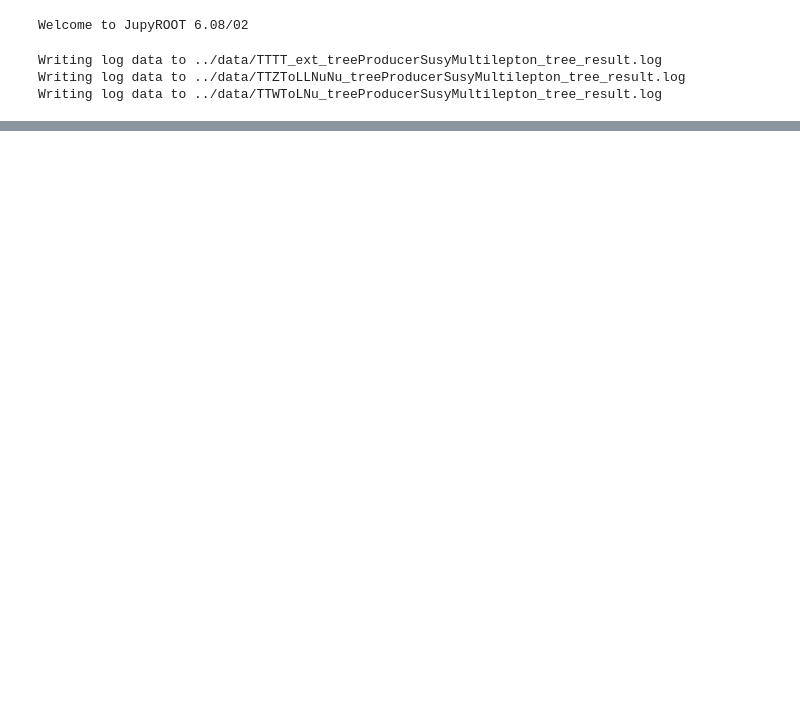
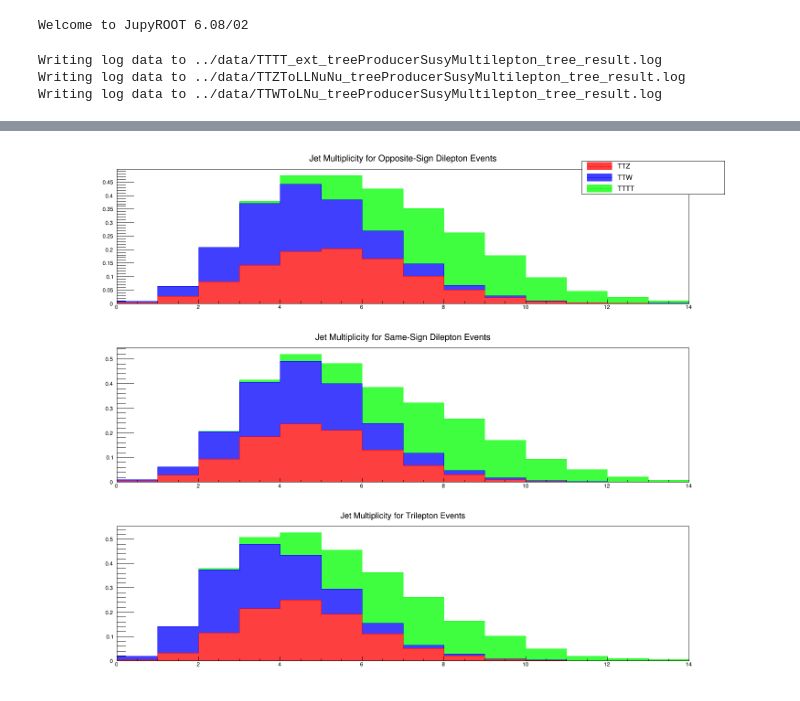
Before and after one commit to cfangmeier/TTTT, a Jupyter notebook: python/TTTT_Analysis.ipynb, the cells around one changed output, grey strips where cells are left out. Cells and saved outputs as stored; diff of their text form; code cells hidden in the pictures; blank space fills up the shorter version.

```diff
--- a/python/TTTT_Analysis.ipynb
+++ b/python/TTTT_Analysis.ipynb
@@ -93,7 +83,7 @@ utils.stack_hist_array(can, [hists_TTZ, hists_TTW, hists_TTTT],
                             ('jet_count_ss_dilepton','Jet Multiplicity for Same-Sign Dilepton Events'),
                             ('jet_count_trilepton', 'Jet Multiplicity for Trilepton Events')
                            ),
-                       normalize_to=0,
+                       normalize_to=1,
                        enable_fill=True)
 can.Draw()
 # %% [output]
@@ -101,3 +90,4 @@ can.Draw()
+[figure, added]
 # %%
 utils.stack_hist_array(can, [hists_TTZ, hists_TTW, hists_TTTT], ['lepton_count', 'lepton_count_pass_miniiso'],
                        ['Count of leptons passing pre-selection',
```
Also changed, not shown: parts of 11 cells of this notebook, 9 other files.
